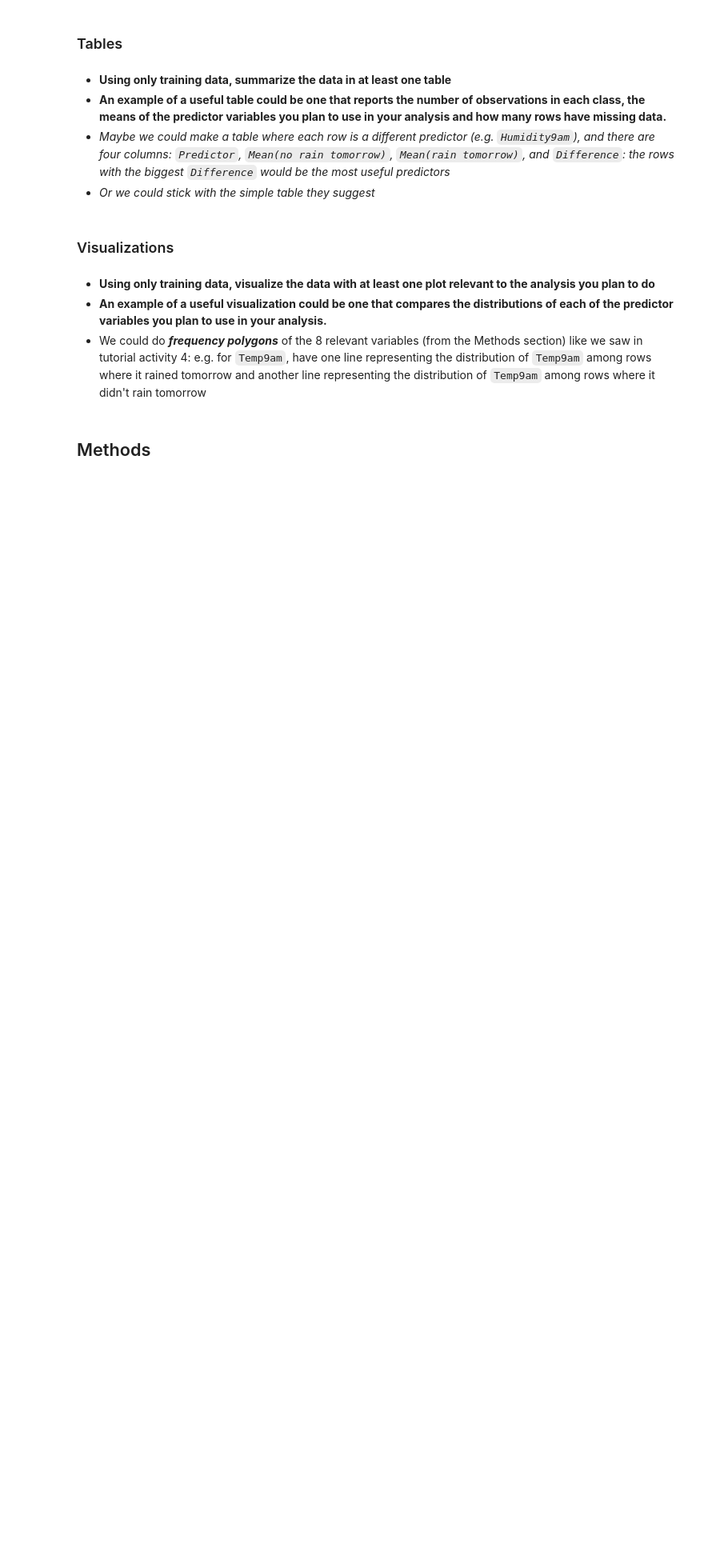
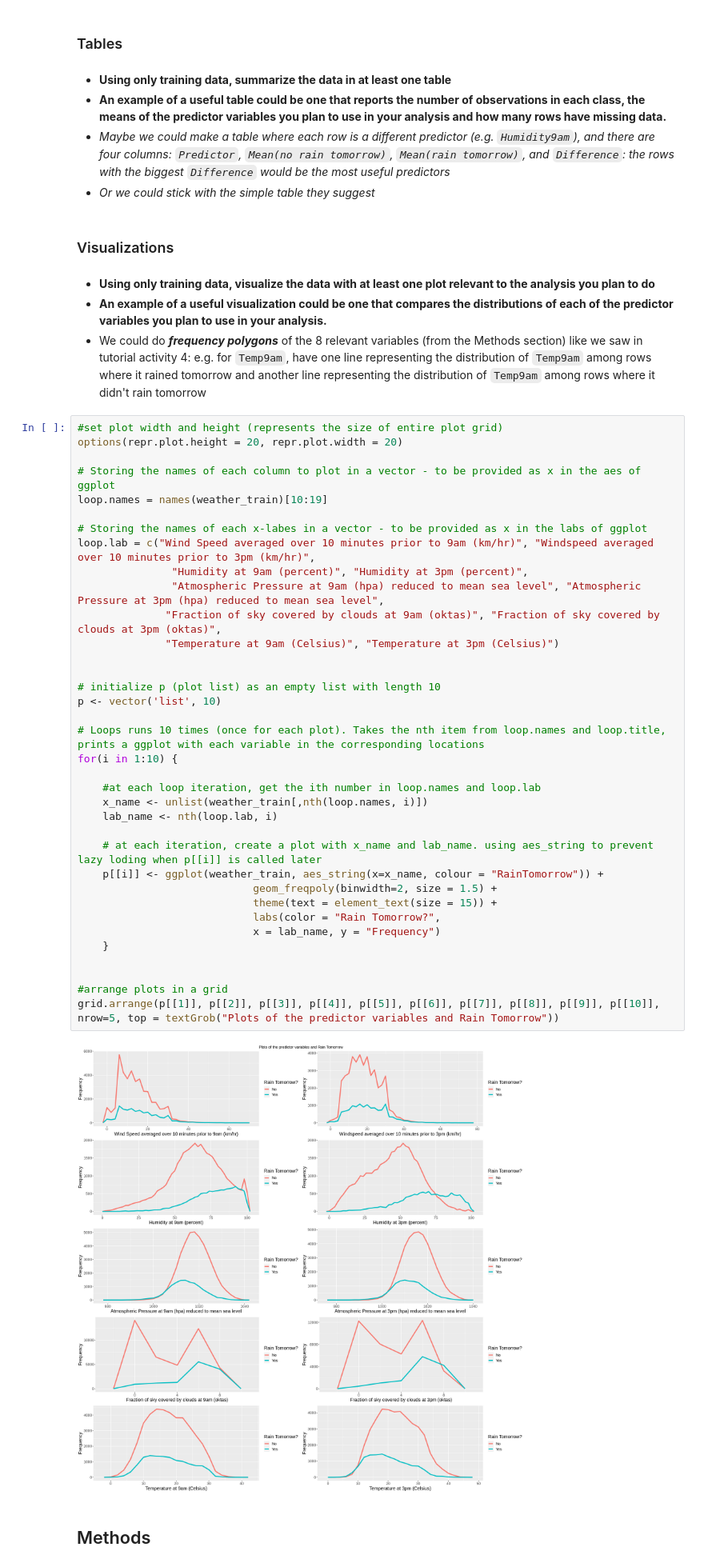
Before and after one commit to geoffreyyang/dsci100-002-group7, a Jupyter notebook: proposal.ipynb, the cells around one changed output. Shown: that part at 80% size. Drawn from its saved outputs; the diff is of its cells as text; blank space fills up the shorter version.

```diff
--- a/proposal.ipynb
+++ b/proposal.ipynb
@@ -161,6 +169,44 @@ colSums(is.na(weather_train))
 - **Using only training data, visualize the data with at least one plot relevant to the analysis you plan to do**
 - **An example of a useful visualization could be one that compares the distributions of each of the predictor variables you plan to use in your analysis.**
 - We could do ***frequency polygons*** of the 8 relevant variables (from the Methods section) like we saw in tutorial activity 4: e.g. for `Temp9am`, have one line representing the distribution of `Temp9am` among rows where it rained tomorrow and another line representing the distribution of `Temp9am` among rows where it didn't rain tomorrow
+# %%
+#set plot width and height (represents the size of entire plot grid)
+options(repr.plot.height = 20, repr.plot.width = 20)
+
+# Storing the names of each column to plot in a vector - to be provided as x in the aes of ggplot
+loop.names = names(weather_train)[10:19]
+
+# Storing the names of each x-labes in a vector - to be provided as x in the labs of ggplot
+loop.lab = c("Wind Speed averaged over 10 minutes prior to 9am (km/hr)", "Windspeed averaged over 10 minutes prior to 3pm (km/hr)",
+               "Humidity at 9am (percent)", "Humidity at 3pm (percent)",
+               "Atmospheric Pressure at 9am (hpa) reduced to mean sea level", "Atmospheric Pressure at 3pm (hpa) reduced to mean sea level",
+              "Fraction of sky covered by clouds at 9am (oktas)", "Fraction of sky covered by clouds at 3pm (oktas)",
+              "Temperature at 9am (Celsius)", "Temperature at 3pm (Celsius)")
+
+
+# initialize p (plot list) as an empty list with length 10
+p <- vector('list', 10)
+
+# Loops runs 10 times (once for each plot). Takes the nth item from loop.names and loop.title, prints a ggplot with each variable in the corresponding locations
+for(i in 1:10) {
+
+    #at each loop iteration, get the ith number in loop.names and loop.lab
+    x_name <- unlist(weather_train[,nth(loop.names, i)])
+    lab_name <- nth(loop.lab, i)
+
+    # at each iteration, create a plot with x_name and lab_name. using aes_string to prevent lazy loding when p[[i]] is called later
+    p[[i]] <- ggplot(weather_train, aes_string(x=x_name, colour = "RainTomorrow")) +
+                            geom_freqpoly(binwidth=2, size = 1.5) +
+                            theme(text = element_text(size = 15)) +
+                            labs(color = "Rain Tomorrow?",
+                            x = lab_name, y = "Frequency")
+    }
+
+
+#arrange plots in a grid
+grid.arrange(p[[1]], p[[2]], p[[3]], p[[4]], p[[5]], p[[6]], p[[7]], p[[8]], p[[9]], p[[10]], nrow=5, top = textGrob("Plots of the predictor variables and Rain Tomorrow"))
+# %% [output]
+[figure, added]
 # %% [markdown]
 ## Methods
 # %% [markdown]
```
Also changed, not shown: parts of 1 cell of this notebook.
